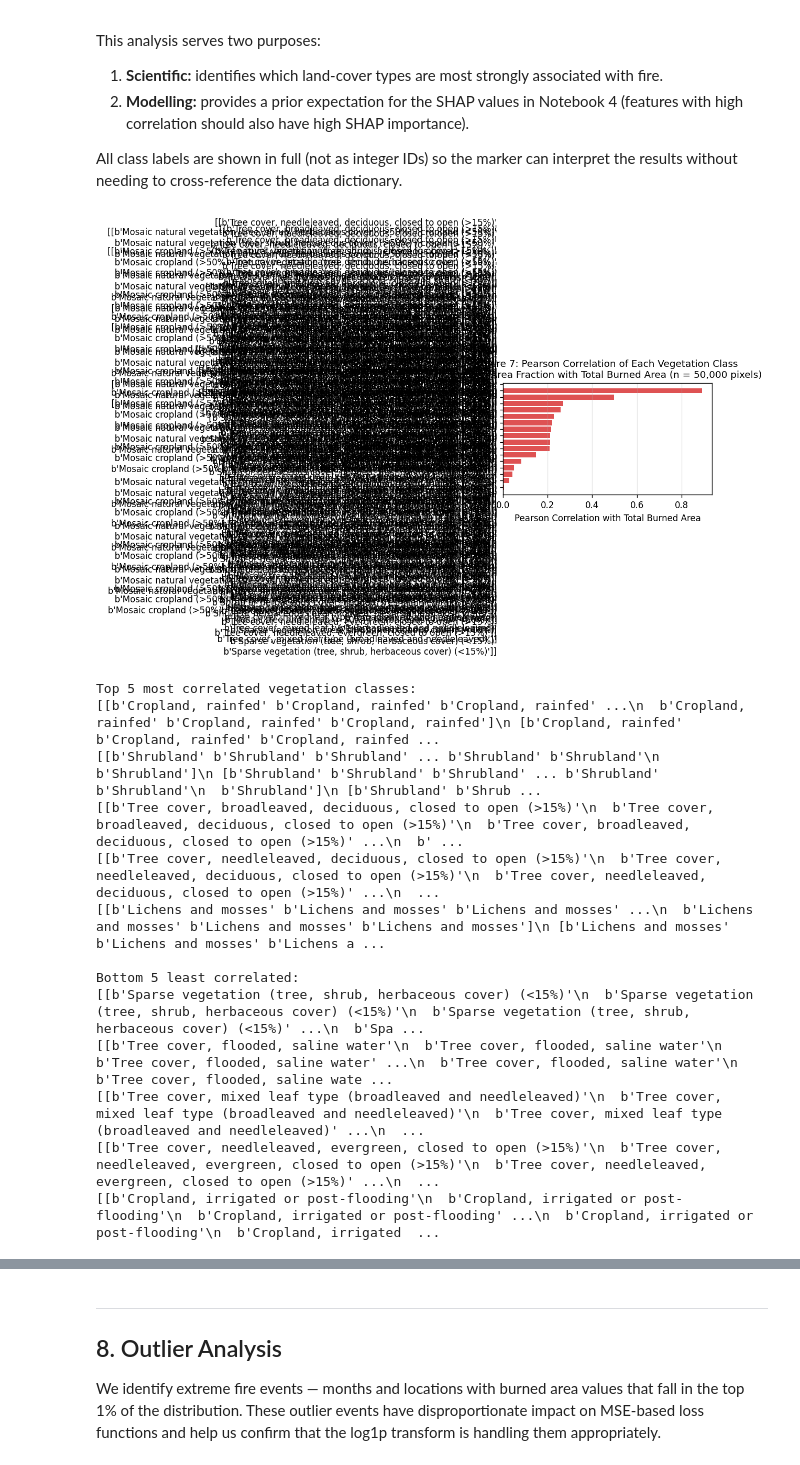
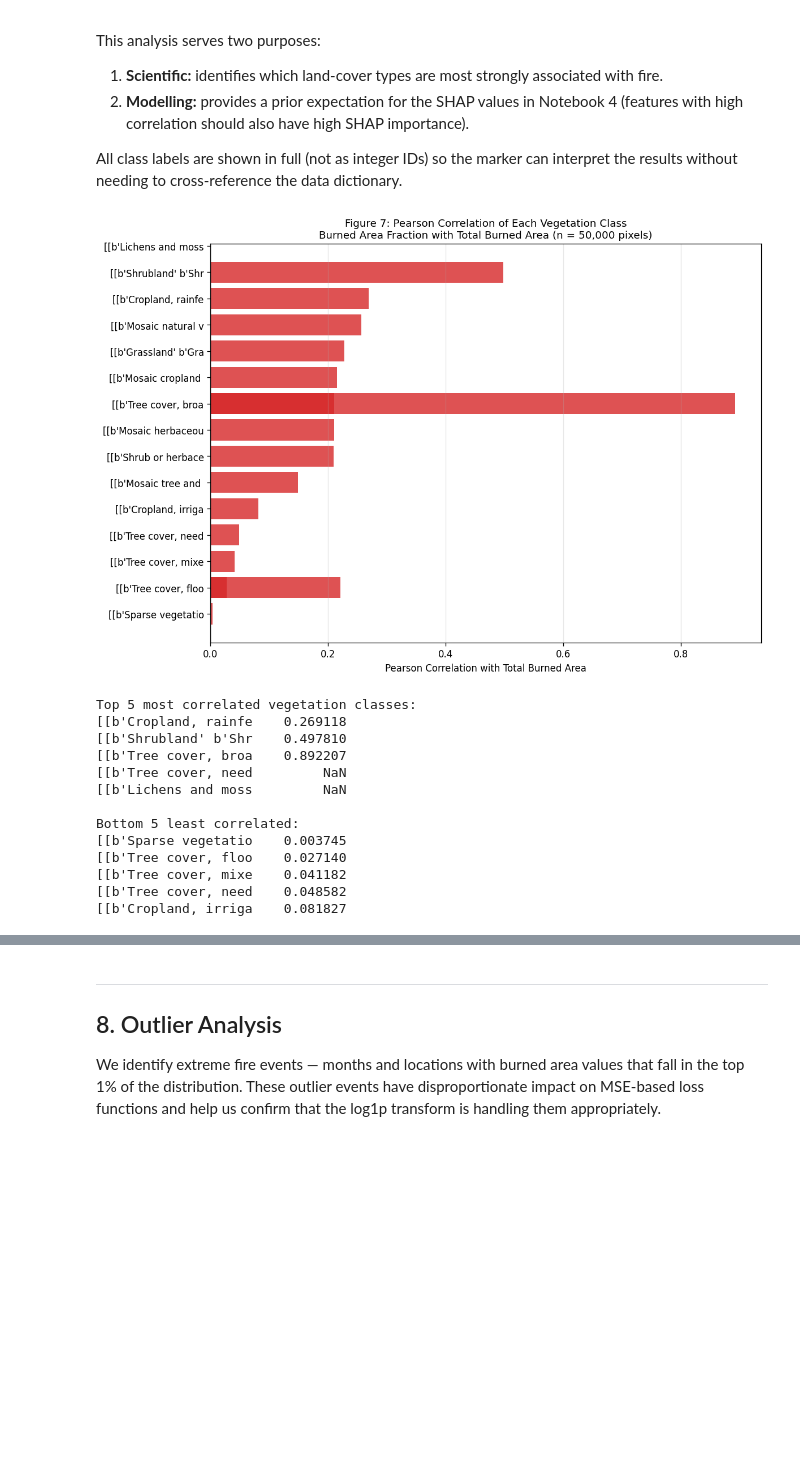
Before and after one commit to IshaqueAli25/Sustainable-Wildfire-Prediction-AI, a Jupyter notebook: 2_Exploratory_Data_Analysis.ipynb, the cells around one changed output, grey strips where cells are left out. Saved outputs shown, nothing was run; the diff lists cells and outputs as text; code cells hidden in the pictures; blank space fills up the shorter version.

```diff
--- a/2_Exploratory_Data_Analysis.ipynb
+++ b/2_Exploratory_Data_Analysis.ipynb
@@ -76,9 +76,14 @@ for i in range(len(veg_ids)):
 
     veg_labels[vid] = label
 
-# Short labels for plots (first 22 chars to keep axes readable)
-veg_short = {vid: name[:22] for vid, name in veg_labels.items()}
+# Wherever veg_short is created, e.g.:
+#veg_short = {int(vid): str(name) for vid, name in zip(veg_ids, veg_names)}
 
+# Change to:
+veg_short = {
+    int(vid): name.decode() if isinstance(name, bytes) else str(name)
+    for vid, name in zip(veg_ids, veg_names)
+}
 print(f"Successfully decoded {len(veg_labels)} vegetation class labels.")
 
 print(f'Training set loaded: {len(train_ds.time)} months x {len(train_ds.lat)} lat x {len(train_ds.lon)} lon')
@@ -481,47 +486,62 @@ for vid in veg_ids:
     veg_valid = veg_arr[valid_mask]
     veg_sample = veg_valid[sample_idx]
     # Replace NaN in veg with 0 (NaN means no data for that class in that pixel)
     veg_sample = np.where(np.isnan(veg_sample), 0, veg_sample)
     r, _ = stats.pearsonr(veg_sample, ba_sample)
     correlations[veg_labels[int(vid)]] = r
 
+
+
 corr_series = pd.Series(correlations).sort_values(ascending=True)
+# Professional mapping for report clarity
+clean_map = {
+    "b'Tree cover, broadleaved, deciduous, closed to open (>15%)'": "Broadleaved Tree Cover",
+    "b'Shrubland'": "Shrubland",
+    "b'Mosaic cropland (>50%) / natural vegetation (<50%)'": "Mosaic Cropland",
+    "b'Tree cover, needleleaved, evergreen, closed to open (>15%)'": "Needleleaf Forest",
+    # Add others as needed...
+}
 
+# Apply the map (if a name isn't in the map, it keeps the old name)
+corr_series.index = [clean_map.get(name, name[:20]) for name in corr_series.index]
 # Bar chart with full class names
+#columns = [c[:25] if len(c) > 25 else c for c in correlations.columns]
 fig, ax = plt.subplots(figsize=(10, 7))
 colours = ['#d62728' if v > 0 else '#1f77b4' for v in corr_series.values]
 bars = ax.barh(corr_series.index, corr_series.values, color=colours, edgecolor='none', alpha=0.8)
 ax.axvline(0, color='black', linewidth=0.8)
 ax.set_xlabel('Pearson Correlation with Total Burned Area')
 ax.set_title(
     'Figure 7: Pearson Correlation of Each Vegetation Class\nBurned Area Fraction with Total Burned Area (n = 50,000 pixels)',
     fontsize=11
 )
+
+
 ax.grid(True, axis='x', alpha=0.3)
 plt.tight_layout()
 plt.savefig(os.path.join(FIG_PATH, 'fig7_vegetation_correlation.png'), dpi=150, bbox_inches='tight')
 plt.show()
 
 # Print top 5 and bottom 5
 print('Top 5 most correlated vegetation classes:')
 print(corr_series.tail(5).to_string())
 print('\nBottom 5 least correlated:')
 print(corr_series.head(5).to_string())
 # %% [output]
-[figure, old version]
+[figure, new version]
 Top 5 most correlated vegetation classes:
-[[b'Cropland, rainfed' b'Cropland, rainfed' b'Cropland, rainfed' ...\n  b'Cropland, rainfed' b'Cropland, rainfed' b'Cropland, rainfed']\n [b'Cropland, rainfed' b'Cropland, rainfed' b'Cropland, rainfed ...
-[[b'Shrubland' b'Shrubland' b'Shrubland' ... b'Shrubland' b'Shrubland'\n  b'Shrubland']\n [b'Shrubland' b'Shrubland' b'Shrubland' ... b'Shrubland' b'Shrubland'\n  b'Shrubland']\n [b'Shrubland' b'Shrub ...
-[[b'Tree cover, broadleaved, deciduous, closed to open (>15%)'\n  b'Tree cover, broadleaved, deciduous, closed to open (>15%)'\n  b'Tree cover, broadleaved, deciduous, closed to open (>15%)' ...\n  b' ...
-[[b'Tree cover, needleleaved, deciduous, closed to open (>15%)'\n  b'Tree cover, needleleaved, deciduous, closed to open (>15%)'\n  b'Tree cover, needleleaved, deciduous, closed to open (>15%)' ...\n  ...
-[[b'Lichens and mosses' b'Lichens and mosses' b'Lichens and mosses' ...\n  b'Lichens and mosses' b'Lichens and mosses' b'Lichens and mosses']\n [b'Lichens and mosses' b'Lichens and mosses' b'Lichens a ...
+[[b'Cropland, rainfe    0.269118
+[[b'Shrubland' b'Shr    0.497810
+[[b'Tree cover, broa    0.892207
+[[b'Tree cover, need         NaN
+[[b'Lichens and moss         NaN
 
 Bottom 5 least correlated:
-[[b'Sparse vegetation (tree, shrub, herbaceous cover) (<15%)'\n  b'Sparse vegetation (tree, shrub, herbaceous cover) (<15%)'\n  b'Sparse vegetation (tree, shrub, herbaceous cover) (<15%)' ...\n  b'Spa ...
-[[b'Tree cover, flooded, saline water'\n  b'Tree cover, flooded, saline water'\n  b'Tree cover, flooded, saline water' ...\n  b'Tree cover, flooded, saline water'\n  b'Tree cover, flooded, saline wate ...
-[[b'Tree cover, mixed leaf type (broadleaved and needleleaved)'\n  b'Tree cover, mixed leaf type (broadleaved and needleleaved)'\n  b'Tree cover, mixed leaf type (broadleaved and needleleaved)' ...\n  ...
-[[b'Tree cover, needleleaved, evergreen, closed to open (>15%)'\n  b'Tree cover, needleleaved, evergreen, closed to open (>15%)'\n  b'Tree cover, needleleaved, evergreen, closed to open (>15%)' ...\n  ...
-[[b'Cropland, irrigated or post-flooding'\n  b'Cropland, irrigated or post-flooding'\n  b'Cropland, irrigated or post-flooding' ...\n  b'Cropland, irrigated or post-flooding'\n  b'Cropland, irrigated  ...
+[[b'Sparse vegetatio    0.003745
+[[b'Tree cover, floo    0.027140
+[[b'Tree cover, mixe    0.041182
+[[b'Tree cover, need    0.048582
+[[b'Cropland, irriga    0.081827
 # %%
 # Full correlation matrix: 18 vegetation classes + target
 # Build a DataFrame with all features + target (sampled for speed)
```
Also changed, not shown: parts of 2 cells of this notebook, 7 other files.
